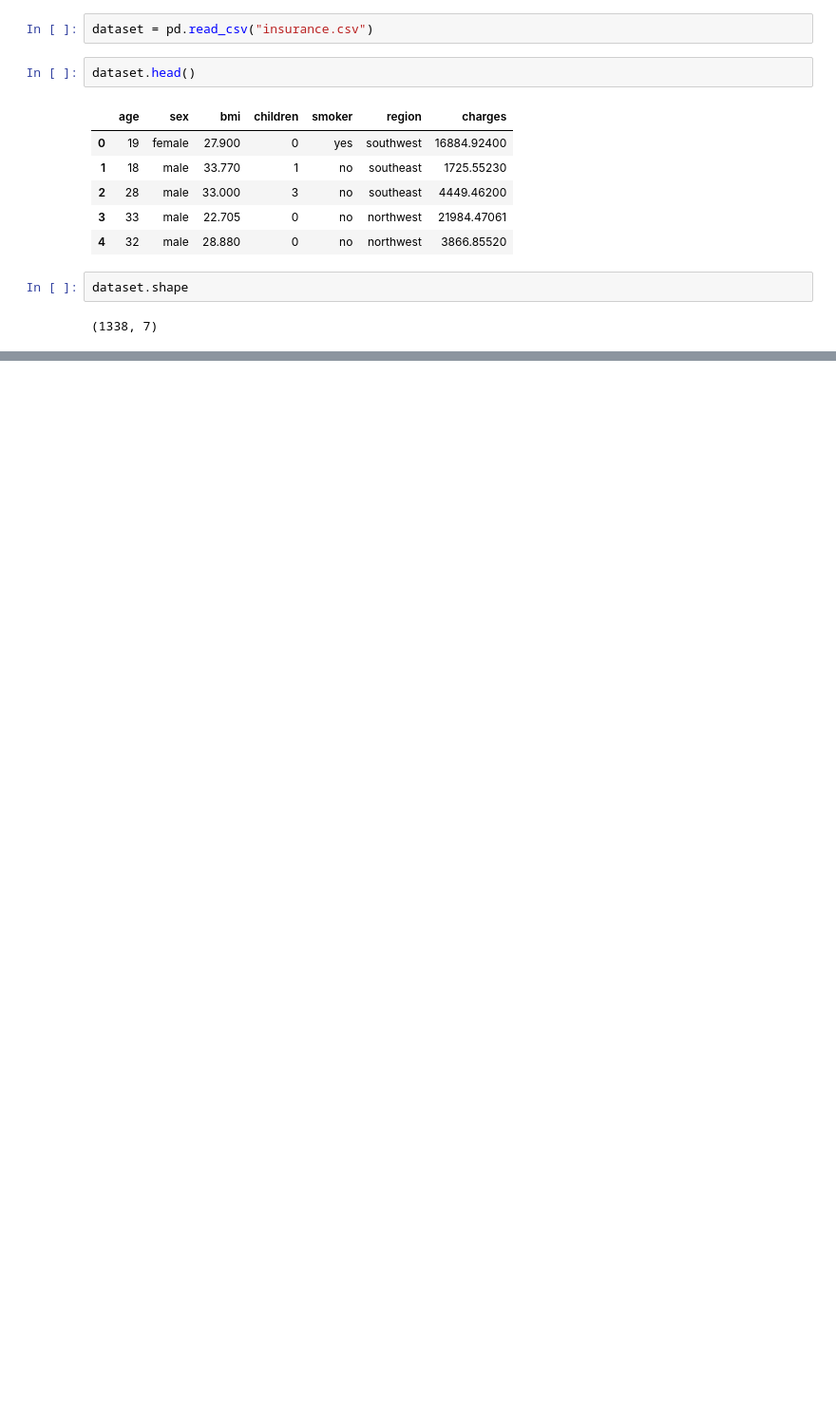
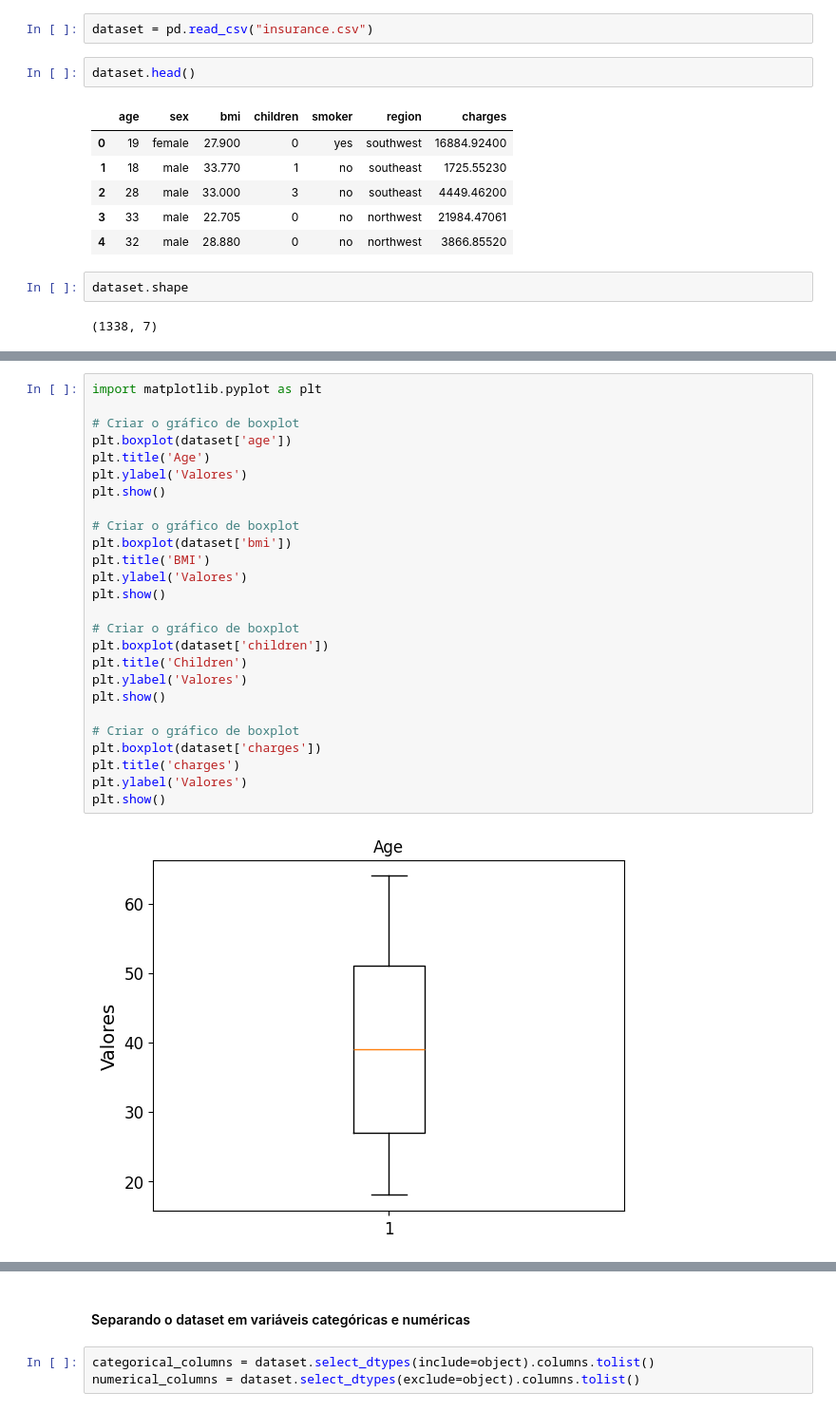
Before and after one commit to biancaalvesb/FIAP_POS_IA_ML, a Jupyter notebook: regressao_tech_challenge_1.ipynb, the cells around one changed output, grey strips where cells are left out. Shown at 95% size. Saved outputs shown, nothing was run; the diff lists cells and outputs as text; blank space fills up the shorter version.

```diff
--- a/regressao_tech_challenge_1.ipynb
+++ b/regressao_tech_challenge_1.ipynb
@@ -45,0 +114,28 @@ dataset.info
+# %%
+import matplotlib.pyplot as plt
+
+# Criar o gráfico de boxplot
+plt.boxplot(dataset['age'])
+plt.title('Age')
+plt.ylabel('Valores')
+plt.show()
+
+# Criar o gráfico de boxplot
+plt.boxplot(dataset['bmi'])
+plt.title('BMI')
+plt.ylabel('Valores')
+plt.show()
+
+# Criar o gráfico de boxplot
+plt.boxplot(dataset['children'])
+plt.title('Children')
+plt.ylabel('Valores')
+plt.show()
+
+# Criar o gráfico de boxplot
+plt.boxplot(dataset['charges'])
+plt.title('charges')
+plt.ylabel('Valores')
+plt.show()
+# %% [output]
+[figure, added]
@@ -45,0 +145,5 @@ dataset.info
+# %% [markdown]
+#### Separando o dataset em variáveis categóricas e numéricas
+# %%
+categorical_columns = dataset.select_dtypes(include=object).columns.tolist()
+numerical_columns = dataset.select_dtypes(exclude=object).columns.tolist()
```
Also changed, not shown: parts of 30 cells of this notebook, 1 other file.
